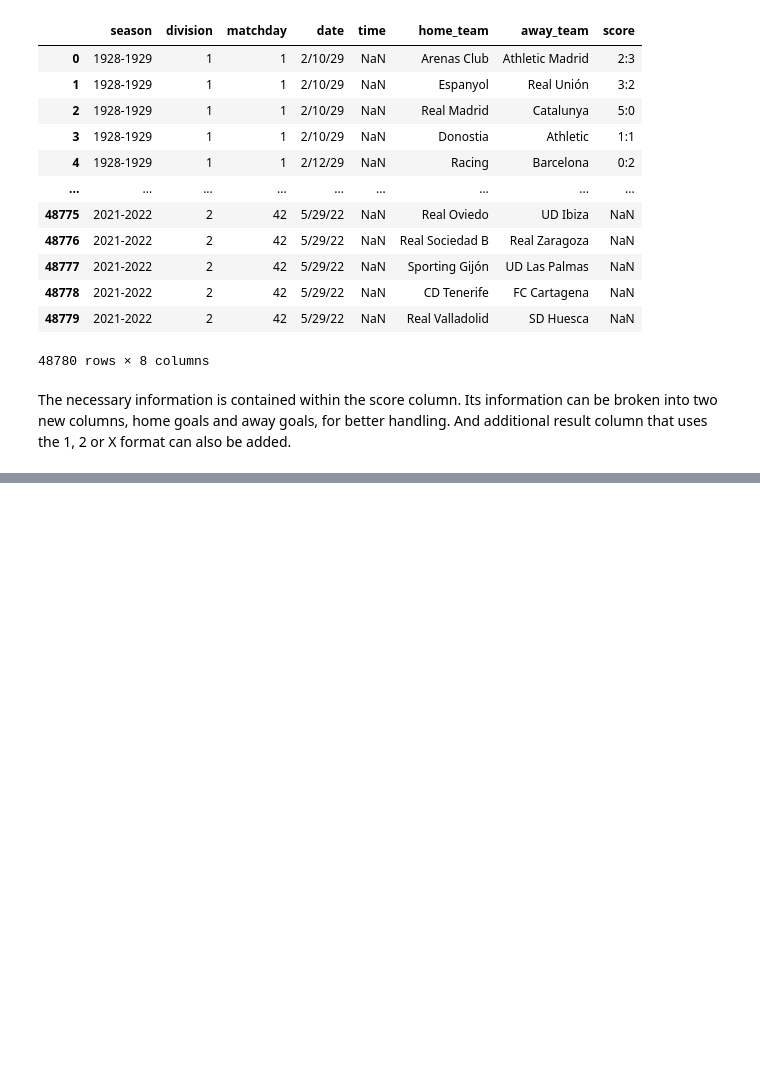
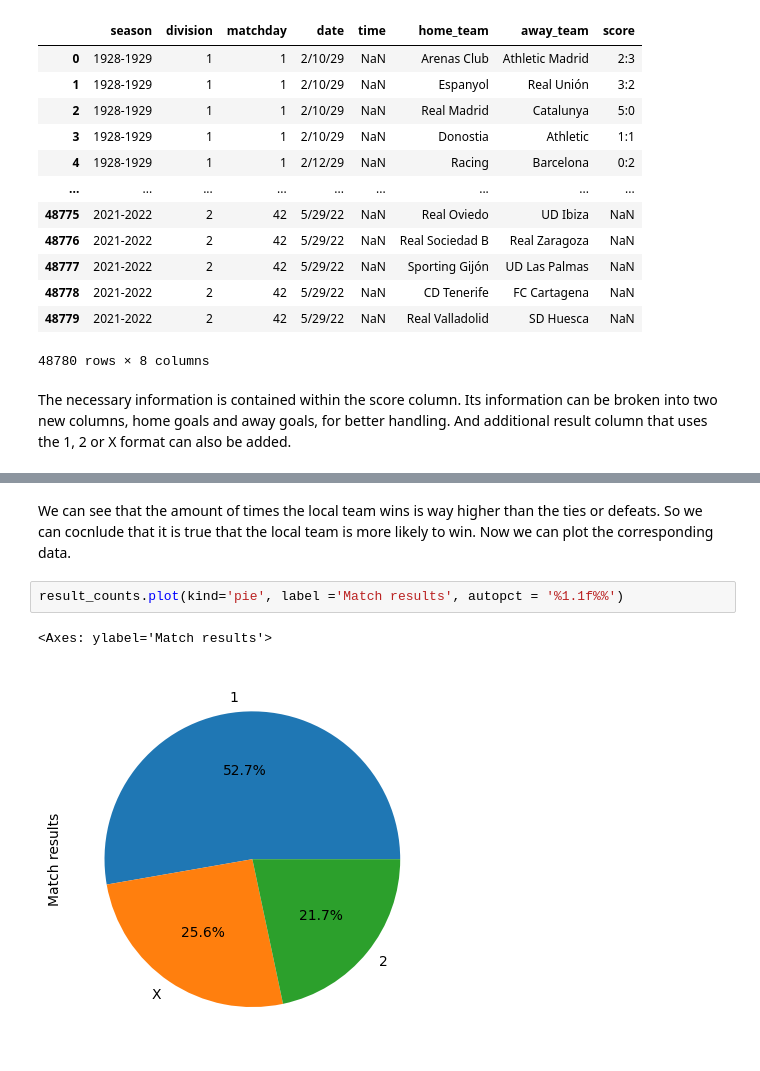
Before and after one commit to Raherol/la-quiniela, a Jupyter notebook: analysis/LaLigaDataAnalysis.ipynb, the cells around one changed output, grey strips where cells are left out. Drawn from its saved outputs; the diff is of its cells as text; blank space fills up the shorter version.

```diff
--- a/analysis/LaLigaDataAnalysis.ipynb
+++ b/analysis/LaLigaDataAnalysis.ipynb
@@ -46,0 +58,7 @@ df
+# %% [markdown]
+We can see that the amount of times the local team wins is way higher than the ties or defeats. So we can cocnlude that it is true that the local team is more likely to win. Now we can plot the corresponding data.
+# %%
+result_counts.plot(kind='pie', label ='Match results', autopct = '%1.1f%%')
+# %% [output]
+<Axes: ylabel='Match results'>
+[figure, added]
```
Also changed, not shown: parts of 15 cells of this notebook.
